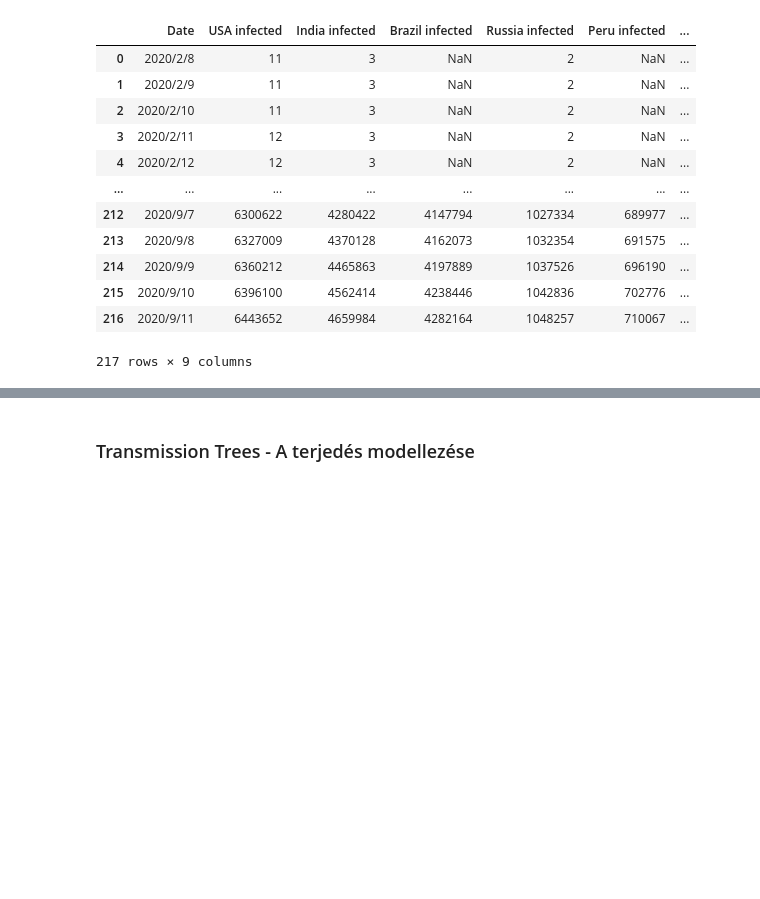
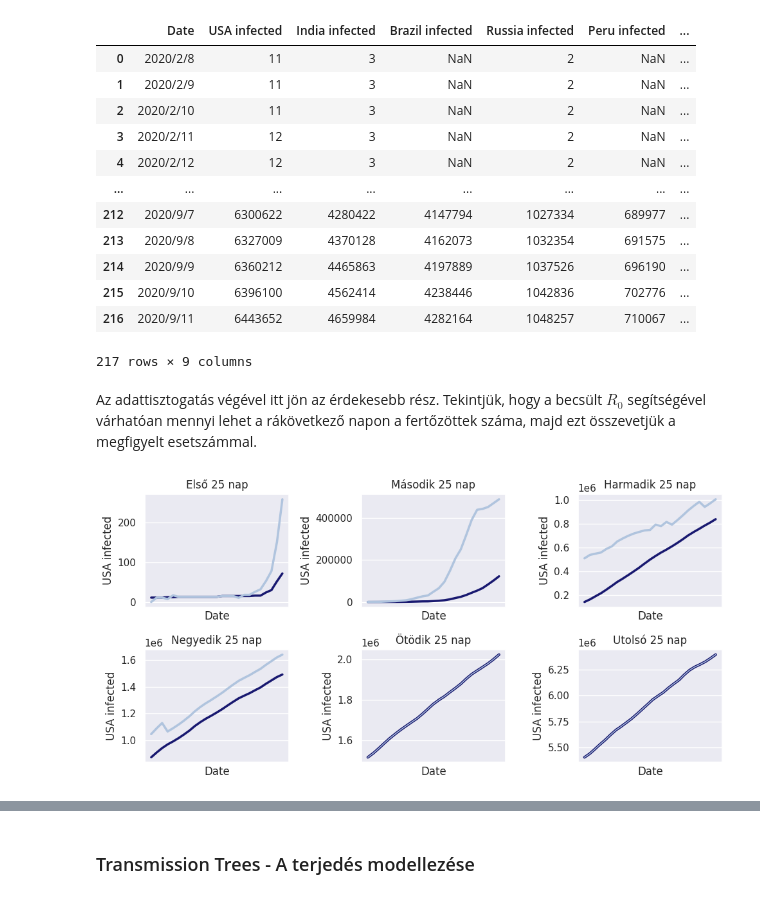
Before and after one commit to Adiklafa/Matprog, a Jupyter notebook: Basic_Reproduction_Number.ipynb, the cells around one changed output, grey strips where cells are left out. Saved outputs shown, nothing was run; the diff lists cells and outputs as text; code cells hidden in the pictures; blank space fills up the shorter version.

Commit message:
Basic Reproduction Number, Plots and Transmission Trees

```diff
--- a/Basic_Reproduction_Number.ipynb
+++ b/Basic_Reproduction_Number.ipynb
@@ -231,3 +224,5 @@ Table
 | 215 | 2020/9/10 | 6396100 | 4562414 | 4238446 | 1042836 | 702776 | ... |
 | 216 | 2020/9/11 | 6443652 | 4659984 | 4282164 | 1048257 | 710067 | ... |
 217 rows × 9 columns
+# %% [markdown]
+Az adattisztogatás végével itt jön az érdekesebb rész. Tekintjük, hogy a becsült $R_{0}$ segítségével várhatóan mennyi lehet a rákövetkező napon a fertőzöttek száma, majd ezt összevetjük a megfigyelt esetszámmal.
@@ -233,0 +246,60 @@ Table
+# %%
+Table1 = Table.iloc[[ i for i in range(0,25)]]
+Table2 = approximated_data.iloc[[ i for i in range(0,25)]]
+
+Table3 = Table.iloc[[ i for i in range(25,50)]]
+Table4 = approximated_data.iloc[[ i for i in range(25,50)]]
+
+Table5 = Table.iloc[[ i for i in range(50,75)]]
+Table6 = approximated_data.iloc[[ i for i in range(50,75)]]
+
+Table7 = Table.iloc[[ i for i in range(75,100)]]
+Table8 = approximated_data.iloc[[ i for i in range(75,100)]]
+
+Table9 = Table.iloc[[ i for i in range(100,125)]]
+Table10 = approximated_data.iloc[[ i for i in range(100,125)]]
+
+Table11 = Table.iloc[[ i for i in range(190,216)]]
+Table12 = approximated_data.iloc[[ i for i in range(190,216)]]
+# %%
+import seaborn as sns
+import matplotlib.pyplot as plt
+
+fig, axs = plt.subplots(2,3, figsize=(10,5))
+
+sns.set_theme(style="darkgrid")
+
+g1=sns.lineplot(data=Table1['USA infected'], linewidth=2.5, color='midnightblue', ax=axs[0,0])
+sns.lineplot(data=Table2['approximated'], linewidth=2.5, color='lightsteelblue', ax=axs[0,0])
+g1.set(xticks=[])
+axs[0,0].set_title('Első 25 nap')
+
+g2=sns.lineplot(data=Table3['USA infected'], linewidth=2.5, color='midnightblue', ax=axs[0,1])
+sns.lineplot(data=Table4['approximated'], linewidth=2.5, color='lightsteelblue', ax=axs[0,1])
+g2.set(xticks=[])
+axs[0,1].set_title('Második 25 nap')
+
+g3=sns.lineplot(data=Table5['USA infected'], linewidth=2.5, color='midnightblue', ax=axs[0,2])
+sns.lineplot(data=Table6['approximated'], linewidth=2.5, color='lightsteelblue', ax=axs[0,2])
+g3.set(xticks=[])
+axs[0,2].set_title('Harmadik 25 nap')
+
+g4=sns.lineplot(data=Table7['USA infected'], linewidth=2.5, color='midnightblue', ax=axs[1,0])
+sns.lineplot(data=Table8['approximated'], linewidth=2.5, color='lightsteelblue', ax=axs[1,0])
+g4.set(xticks=[])
+axs[1,0].set_title('Negyedik 25 nap')
+
+g5=sns.lineplot(data=Table9['USA infected'], linewidth=3, color='midnightblue', ax=axs[1,1])
+sns.lineplot(data=Table10['approximated'], linewidth=1, color='lightsteelblue', ax=axs[1,1])
+g5.set(xticks=[])
+axs[1,1].set_title('Ötödik 25 nap')
+
+g6=sns.lineplot(data=Table11['USA infected'], linewidth=3, color='midnightblue', ax=axs[1,2])
+sns.lineplot(data=Table12['approximated'], linewidth=1, color='lightsteelblue', ax=axs[1,2])
+g6.set(xticks=[])
+axs[1,2].set_title('Utolsó 25 nap')
+
+plt.tight_layout()
+plt.show()
+# %% [output]
+[figure, added]
```
Also changed, not shown: parts of 11 cells of this notebook.
